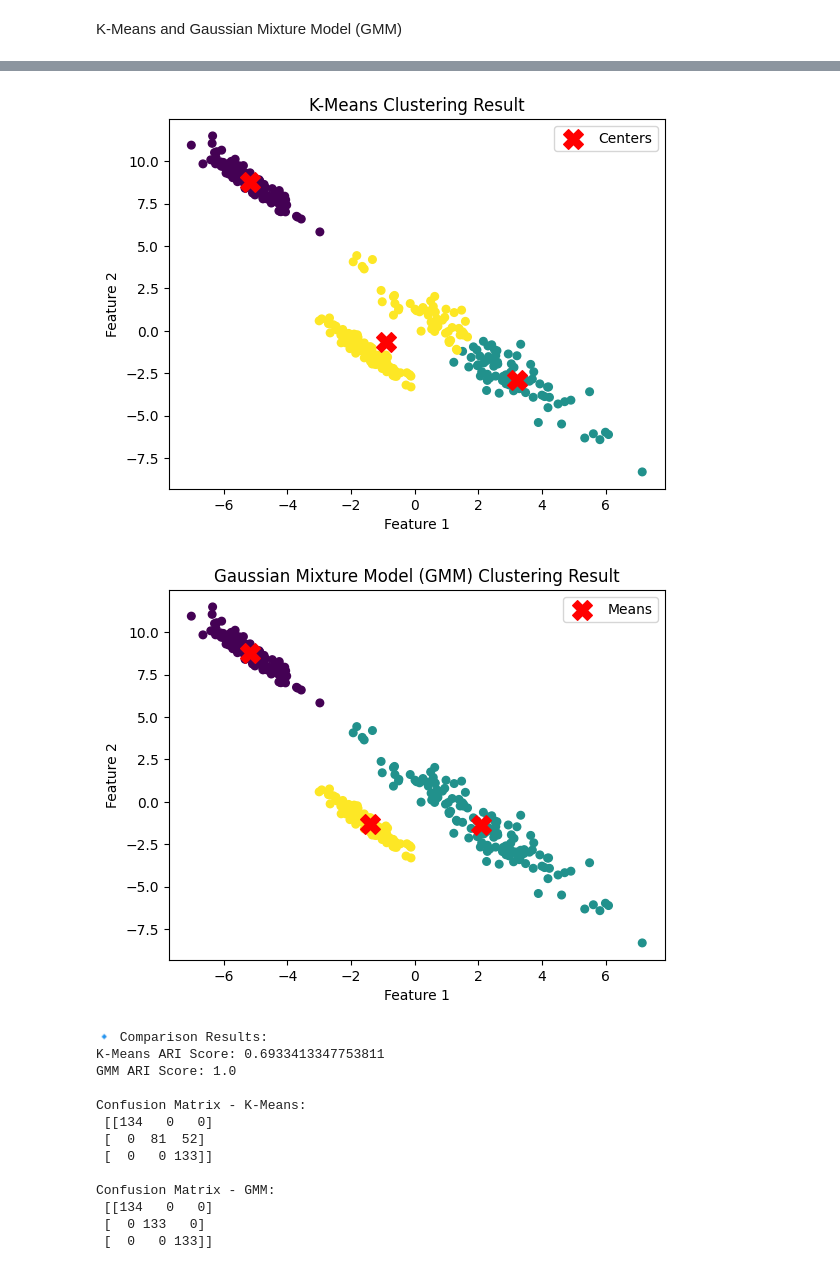
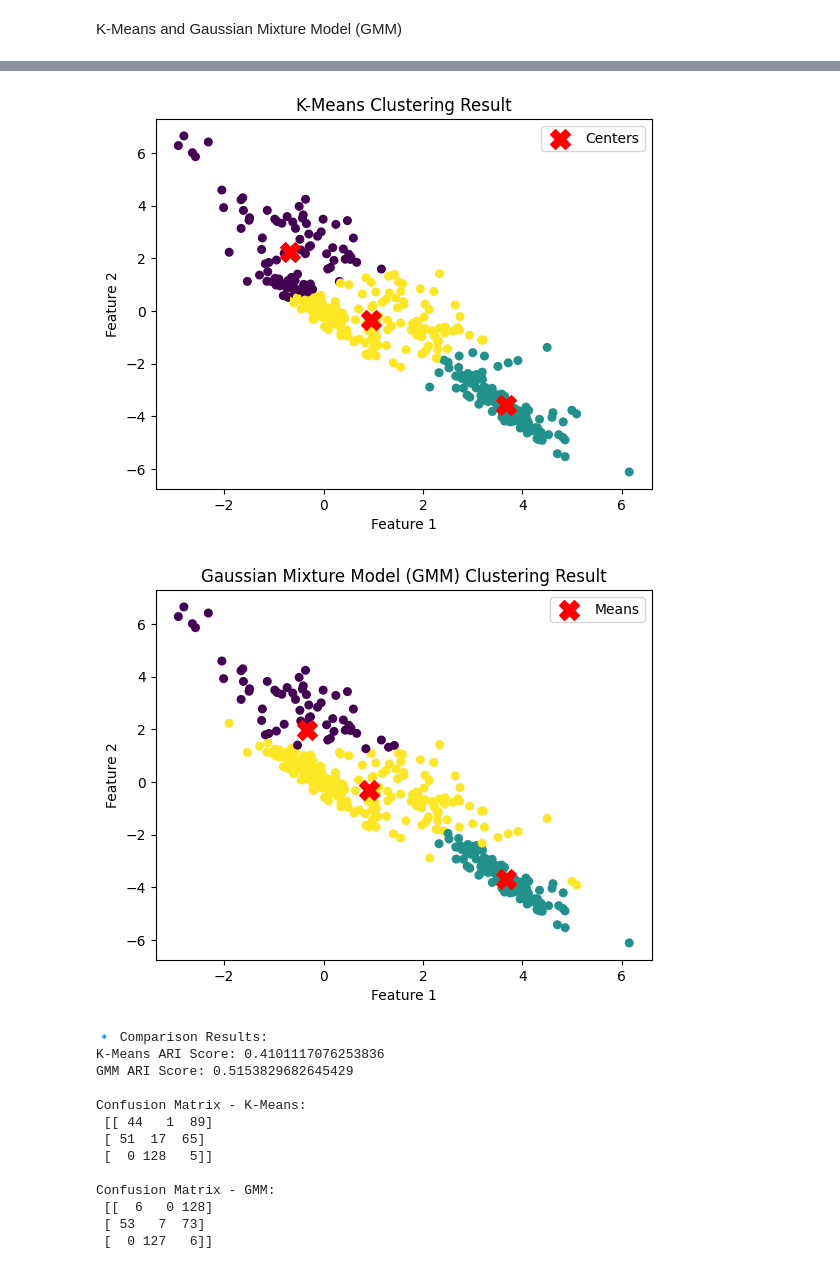
Before and after one commit to nusratjannat-2001/Machine_learning_lab, a Jupyter notebook: task_3.ipynb, the cells around one changed output, grey strips where cells are left out. Drawn from its saved outputs; the diff is of its cells as text; code cells hidden in the pictures.

```diff
--- a/task_3.ipynb
+++ b/task_3.ipynb
@@ -10,7 +10,7 @@ from sklearn.mixture import GaussianMixture
 from sklearn.metrics import adjusted_rand_score, confusion_matrix
 
 # 1. Generate dataset (elliptical, overlapping clusters)
-X, y_true = make_blobs(n_samples=400, centers=3, cluster_std=[1.0, 2.5, 0.8], random_state=42)
+X, y_true = make_blobs(n_samples=400, centers=[[0,0],[5,5],[6,0]], cluster_std=[1.0, 2.5, 0.8], random_state=42)
 
 # Apply transformation to make clusters elliptical
 transformation = [[0.6, -0.6], [-0.4, 0.8]]
@@ -83,18 +83,18 @@ print("\nConfusion Matrix - GMM:\n", confusion_matrix(y_true, labels_gmm))
-[figure, old version]
+[figure, new version]
-[figure, old version]
+[figure, new version]
 🔹 Comparison Results:
-K-Means ARI Score: 0.6933413347753811
-GMM ARI Score: 1.0
+K-Means ARI Score: 0.4101117076253836
+GMM ARI Score: 0.5153829682645429
 
 Confusion Matrix - K-Means:
- [[134   0   0]
- [  0  81  52]
- [  0   0 133]]
+ [[ 44   1  89]
+ [ 51  17  65]
+ [  0 128   5]]
 
 Confusion Matrix - GMM:
- [[134   0   0]
- [  0 133   0]
- [  0   0 133]]
+ [[  6   0 128]
+ [ 53   7  73]
+ [  0 127   6]]
 # %%
 import numpy as np
 import matplotlib.pyplot as plt
```
Also changed, not shown: parts of 2 cells of this notebook, 6 other files.
